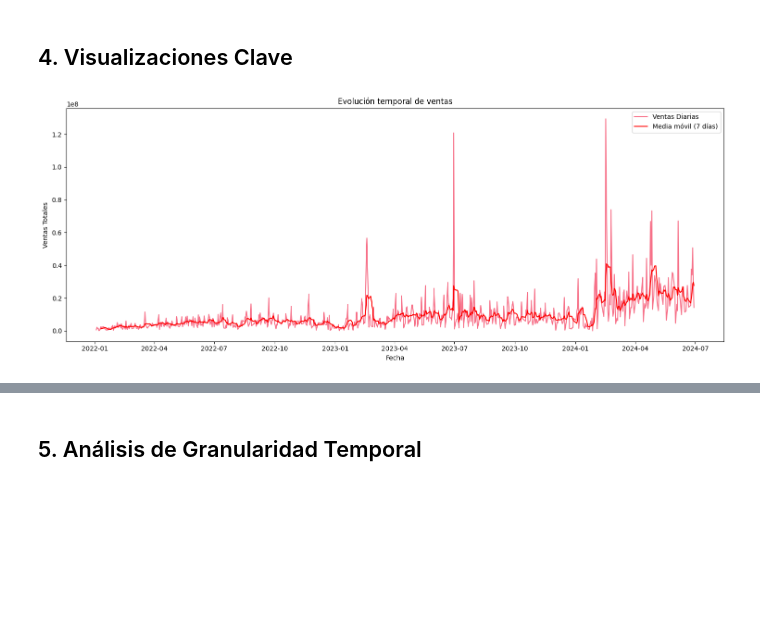
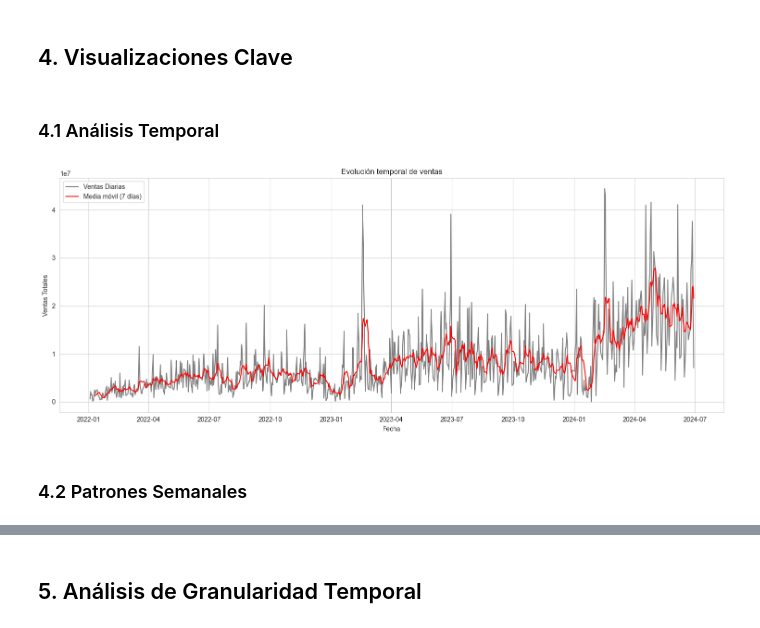
Before and after one commit to SantiagoCastellanos14/m11-practico1-eda, a Jupyter notebook: notebooks/practico_1_eda.ipynb, the cells around one changed output, grey strips where cells are left out. Drawn from its saved outputs; the diff is of its cells as text; code cells hidden in the pictures; blank space fills up the shorter version.

```diff
--- a/notebooks/practico_1_eda.ipynb
+++ b/notebooks/practico_1_eda.ipynb
@@ -264,5 +430,5 @@ Imputamos valores faltantes? O no en este TP?
 # %%
-df_raw= df.copy()
+df_raw= df_defl.copy()
 
 # Variables numéricas mas relevantes para el estudio (agregar las que se consideren necesarias)
 _rel_columns = ["total", "iva1", "canti_venta", "precio_uni"]
@@ -418,10 +601,11 @@ bu      3453
 Name: count, dtype: int64
 # %% [markdown]
 ## 4. Visualizaciones Clave
+# %% [markdown]
+### 4.1 Análisis Temporal
 # %%
-# 4.1 Análisis Temporal
 # Preparación de datos temporales
-df_viz_desc= df.copy()
+df_viz_desc= df_clean.copy()
 df_viz_desc['año'] = df_viz_desc['fecha'].dt.year
 df_viz_desc['mes'] = df_viz_desc['fecha'].dt.month
 df_viz_desc['dia'] = df_viz_desc['fecha'].dt.day
@@ -431,24 +615,26 @@ df_viz_desc['dia_semana'] = df_viz_desc['fecha'].dt.day_name()
 if 'dia_semana' not in df.columns:
     df['dia_semana'] = df['fecha'].dt.day_name()
 # %%
-# Calculamos la media móvil de 7 días
+# Calculamos la media móvil de 7 días y comparámos con el total de ventas diarias
 
 
 ventas_diarias = df_viz_desc.groupby('fecha')['total'].sum().reset_index()
 ventas_diarias['media_movil'] = ventas_diarias['total'].rolling(window=7).mean()
 
 plt.figure(figsize=(15, 6))
-sns.lineplot(data=ventas_diarias, x='fecha', y='total', label='Ventas Diarias')
+sns.lineplot(data=ventas_diarias, x='fecha', y='total', label='Ventas Diarias', color='grey')
 sns.lineplot(data=ventas_diarias, x='fecha', y='media_movil', label='Media móvil (7 días)', color='red')
 
 plt.title('Evolución temporal de ventas')
 plt.xlabel('Fecha')
 plt.ylabel('Ventas Totales')
 plt.legend()
 plt.tight_layout()
 plt.show()
 # %% [output]
-[figure, old version]
+[figure, new version]
+# %% [markdown]
+### 4.2 Patrones Semanales
 # %%
 # 4.2 Patrones Semanales
 plt.figure(figsize=(15, 6))
```
Also changed, not shown: parts of 30 cells of this notebook.
